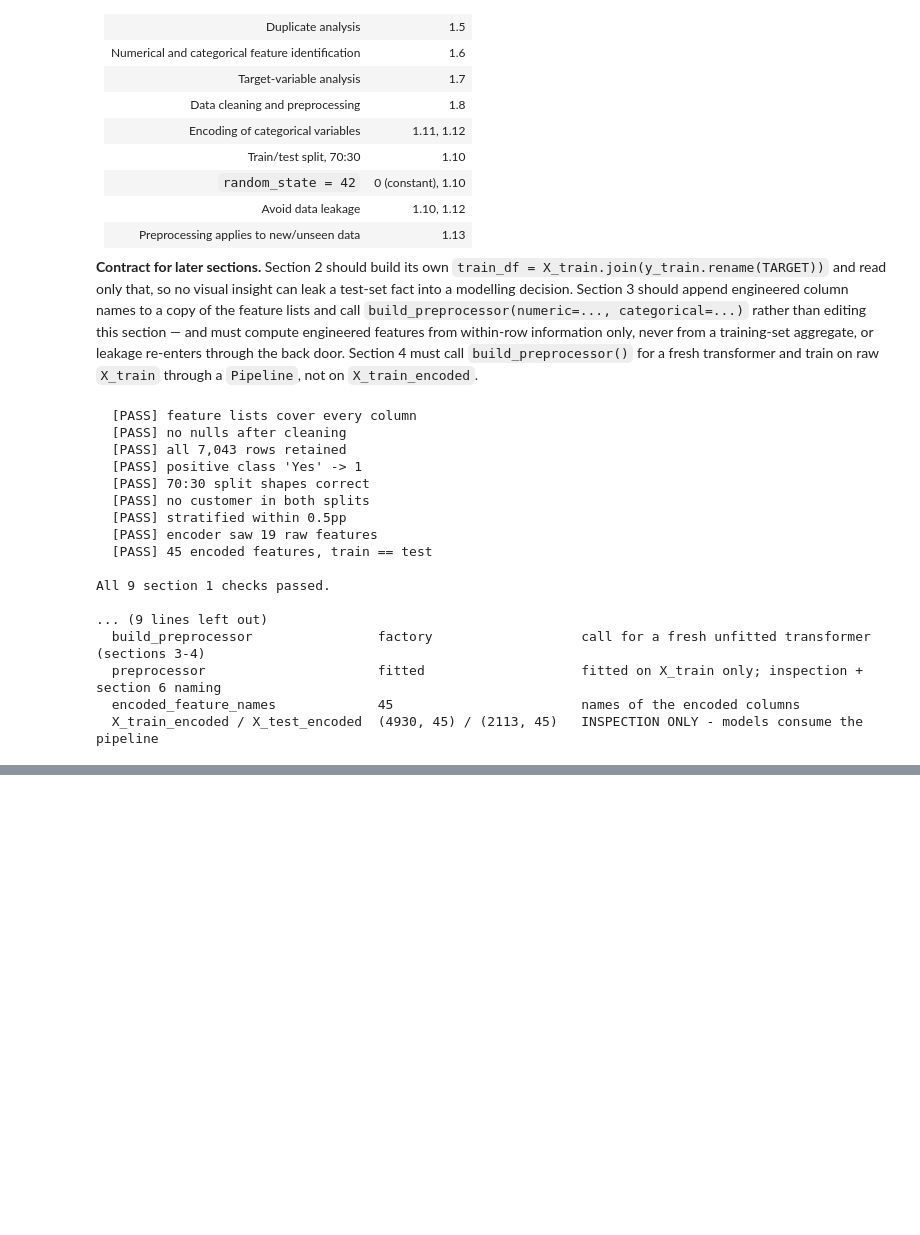
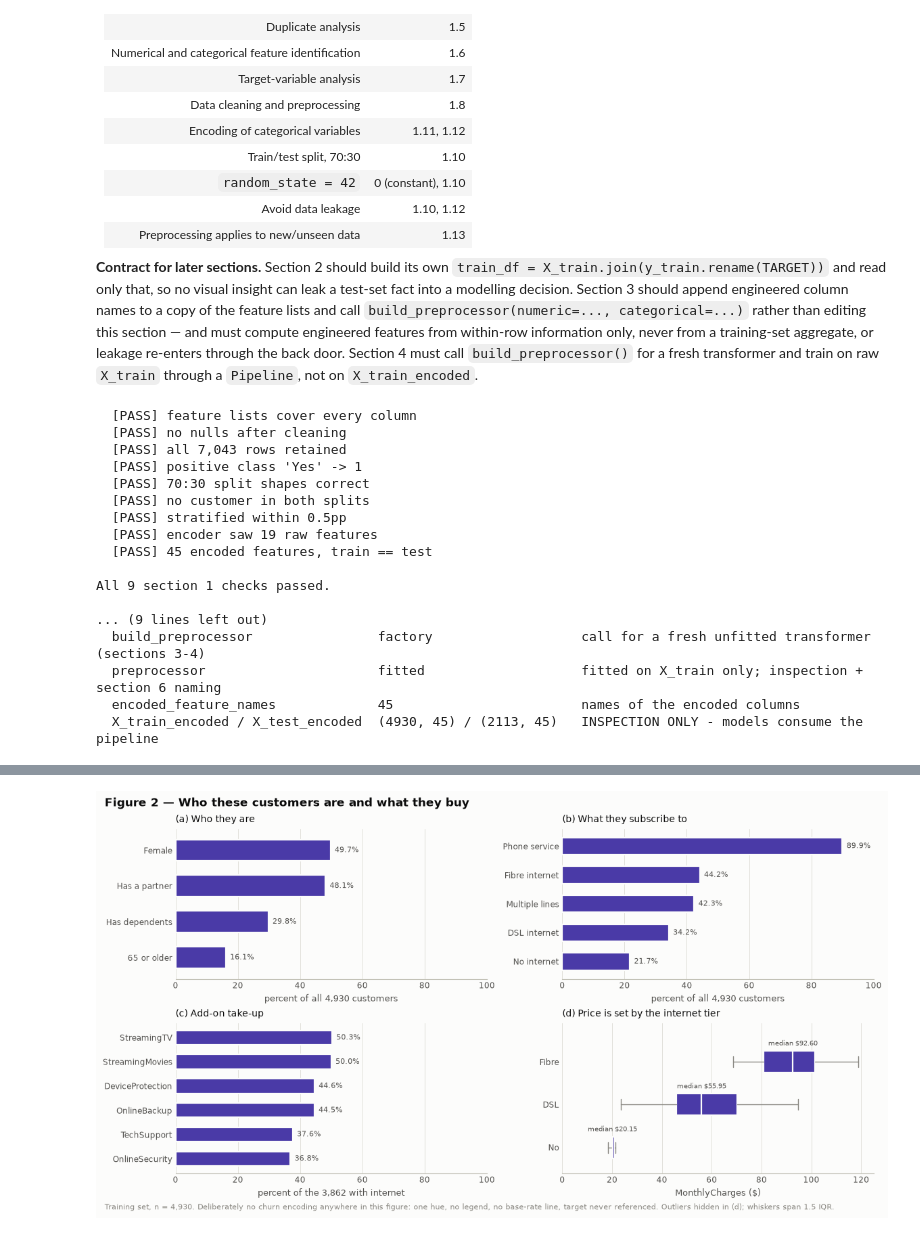
Before and after one commit to MyExpWithCode/customer_churn_project, a Jupyter notebook: notebook/churn_analysis.ipynb, the cells around one changed output, grey strips where cells are left out. Cells and saved outputs as stored; diff of their text form; code cells hidden in the pictures; blank space fills up the shorter version.

```diff
--- a/notebook/churn_analysis.ipynb
+++ b/notebook/churn_analysis.ipynb
@@ -2577,0 +1424,96 @@ Section 2 complete. The test set has still not been read.
+# %%
+eda_demographics = pd.Series({
+    "65 or older": (train_df["SeniorCitizen"] == 1).mean(),
+    "Has a partner": (train_df["Partner"] == "Yes").mean(),
+    "Has dependents": (train_df["Dependents"] == "Yes").mean(),
+    "Female": (train_df["gender"] == "Female").mean(),
+}) * 100
+eda_product_mix = pd.Series({
+    "Phone service": (train_df["PhoneService"] == "Yes").mean(),
+    "Multiple lines": (train_df["MultipleLines"] == "Yes").mean(),
+    "Fibre internet": (train_df["InternetService"] == "Fiber optic").mean(),
+    "DSL internet": (train_df["InternetService"] == "DSL").mean(),
+    "No internet": (train_df["InternetService"] == "No").mean(),
+}) * 100
+
+eda_internet = train_df[train_df["InternetService"] != "No"]
+eda_addon_takeup = ((eda_internet[ADDONS] == "Yes").mean() * 100).sort_values()
+eda_price_tiers = train_df.groupby("InternetService", observed=True)["MonthlyCharges"].agg(
+    n="size", median="median", q1=lambda s: s.quantile(0.25), q3=lambda s: s.quantile(0.75))
+
+mrr_total = train_df["MonthlyCharges"].sum()
+eda_price_tiers["mrr_share_pct"] = (
+    train_df.groupby("InternetService", observed=True)["MonthlyCharges"].sum() / mrr_total * 100)
+eda_price_tiers["customer_share_pct"] = eda_price_tiers["n"] / len(train_df) * 100
+
+has_internet = (train_df["InternetService"] != "No").mean()
+print(f"demographics (% of {len(train_df):,})\n{eda_demographics.round(1).to_string()}")
+print(f"\nproduct mix (% of {len(train_df):,})\n{eda_product_mix.round(1).to_string()}")
+print(f"\nhas internet: {has_internet:.1%}  ->  n = {len(eda_internet):,} "
+      "eligible for the six add-ons")
+print(f"add-on take-up among those {len(eda_internet):,} customers, %\n"
+      f"{eda_addon_takeup.round(1).to_string()}")
+print(f"\nprice and revenue by internet tier\n{eda_price_tiers.round(2).to_string()}\n")
+
+fibre_row = eda_price_tiers.loc["Fiber optic"]
+assert_claim("more than 78% of customers take internet", has_internet > 0.78,
+             f"{has_internet:.3%}, n = {len(eda_internet):,}")
+assert_claim("no add-on is held by even half of eligible customers",
+             eda_addon_takeup.max() < 51.0, f"highest is {eda_addon_takeup.idxmax()} at "
+             f"{eda_addon_takeup.max():.1f}%")
+assert_claim("fibre takes a larger revenue share than customer share",
+             fibre_row["mrr_share_pct"] > 60 > fibre_row["customer_share_pct"],
+             f"{fibre_row['mrr_share_pct']:.1f}% of revenue from "
+             f"{fibre_row['customer_share_pct']:.1f}% of customers")
+
+fig, axes = plt.subplots(2, 2, figsize=(11.6, 6.2), layout="constrained")
+
+for panel_ax, (data, panel_title, xlabel) in zip(
+        axes.ravel()[:3],
+        [(eda_demographics, "(a) Who they are", f"percent of all {len(train_df):,} customers"),
+         (eda_product_mix, "(b) What they subscribe to",
+          f"percent of all {len(train_df):,} customers"),
+         (eda_addon_takeup, "(c) Add-on take-up",
+          f"percent of the {len(eda_internet):,} with internet")]):
+    ordered = data.sort_values()
+    bars = panel_ax.barh(np.arange(len(ordered)), ordered.to_numpy(), height=0.6,
+                         color=PROFILE, edgecolor=SURFACE, linewidth=1.6)
+    for bar, value in zip(bars, ordered):
+        panel_ax.text(value + 1.4, bar.get_y() + bar.get_height() / 2, f"{value:.1f}%",
+                      va="center", ha="left", fontsize=8, color=INK_2)
+    panel_ax.set_yticks(np.arange(len(ordered)), list(ordered.index))
+    panel_ax.set_xlim(0, 100)
+    panel_ax.set_ylim(-0.6, len(ordered) - 0.4)
+    panel_ax.set_xlabel(xlabel)
+    panel_ax.set_title(panel_title)
+    panel_ax.spines["left"].set_visible(False)
+    value_grid(panel_ax, "x")
+
+panel_d = axes[1, 1]
+tiers = ["No", "DSL", "Fiber optic"]
+box = panel_d.boxplot([train_df.loc[train_df["InternetService"] == tier, "MonthlyCharges"]
+                       for tier in tiers],
+                      orientation="horizontal", tick_labels=[SHORT_LABELS.get(t, t) for t in tiers],
+                      widths=0.5, patch_artist=True, showfliers=False,
+                      medianprops=dict(color=SURFACE, lw=1.6),
+                      whiskerprops=dict(color=MUTED, lw=1.0),
+                      capprops=dict(color=MUTED, lw=1.0))
+for patch in box["boxes"]:
+    patch.set(facecolor=PROFILE, edgecolor=SURFACE, linewidth=1.6)
+for tier, position in zip(tiers, range(1, len(tiers) + 1)):
+    panel_d.text(eda_price_tiers.loc[tier, "median"], position + 0.34,
+                 f"median ${eda_price_tiers.loc[tier, 'median']:.2f}",
+                 ha="center", va="bottom", fontsize=7.5, color=INK_2)
+panel_d.set_xlim(0, 125)
+panel_d.set_ylim(0.4, 3.9)
+panel_d.set_xlabel("MonthlyCharges ($)")
+panel_d.set_title("(d) Price is set by the internet tier")
+panel_d.spines["left"].set_visible(False)
+value_grid(panel_d, "x")
+
+figure_title(fig, "Figure 2 — Who these customers are and what they buy",
+             subtitle="Training set, n = 4,930. Deliberately no churn encoding anywhere in this "
+                      "figure: one hue, no legend, no base-rate line, target never referenced. "
+                      "Outliers hidden in (d); whiskers span 1.5 IQR.")
+plt.show()
+# %% [output]
@@ -2577,0 +1537 @@ Section 2 complete. The test set has still not been read.
+[figure, added]
```
Also changed, not shown: parts of 49 cells of this notebook.
